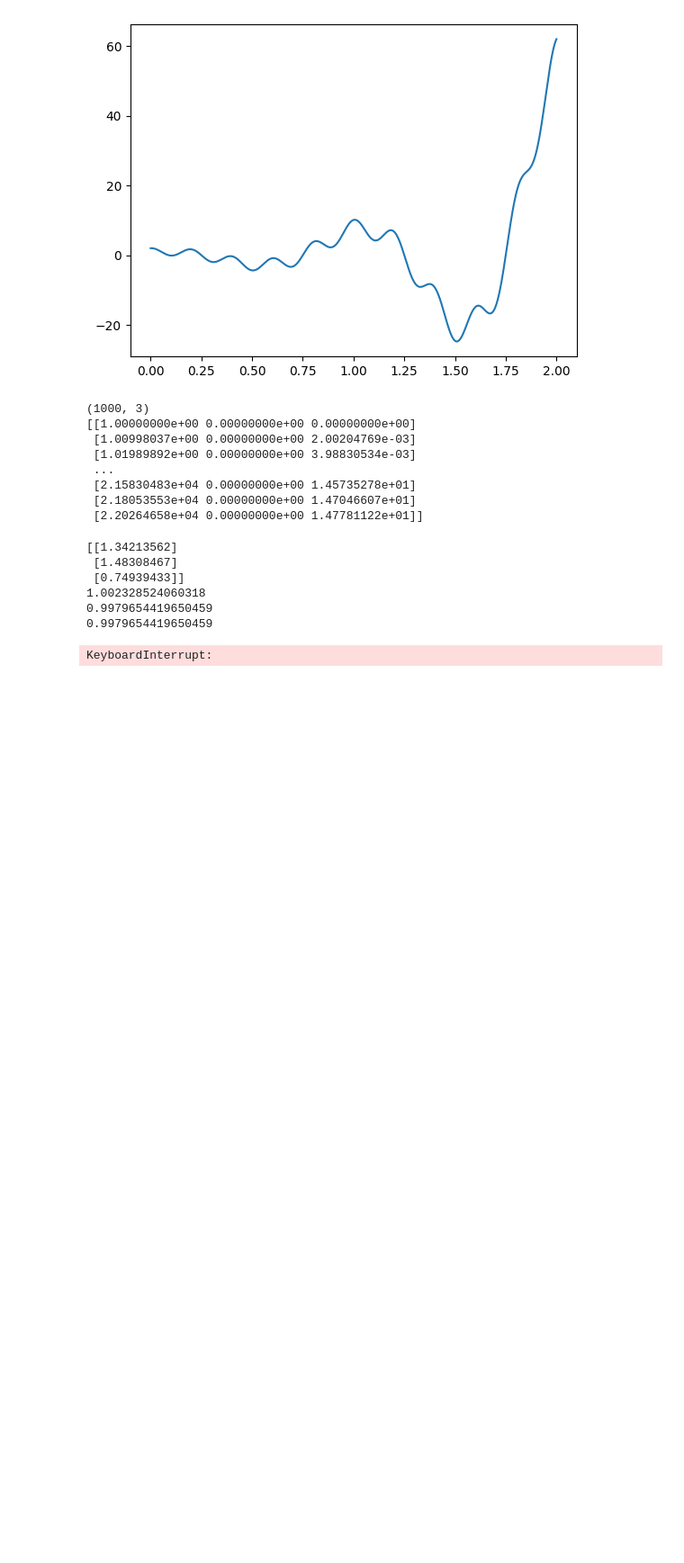
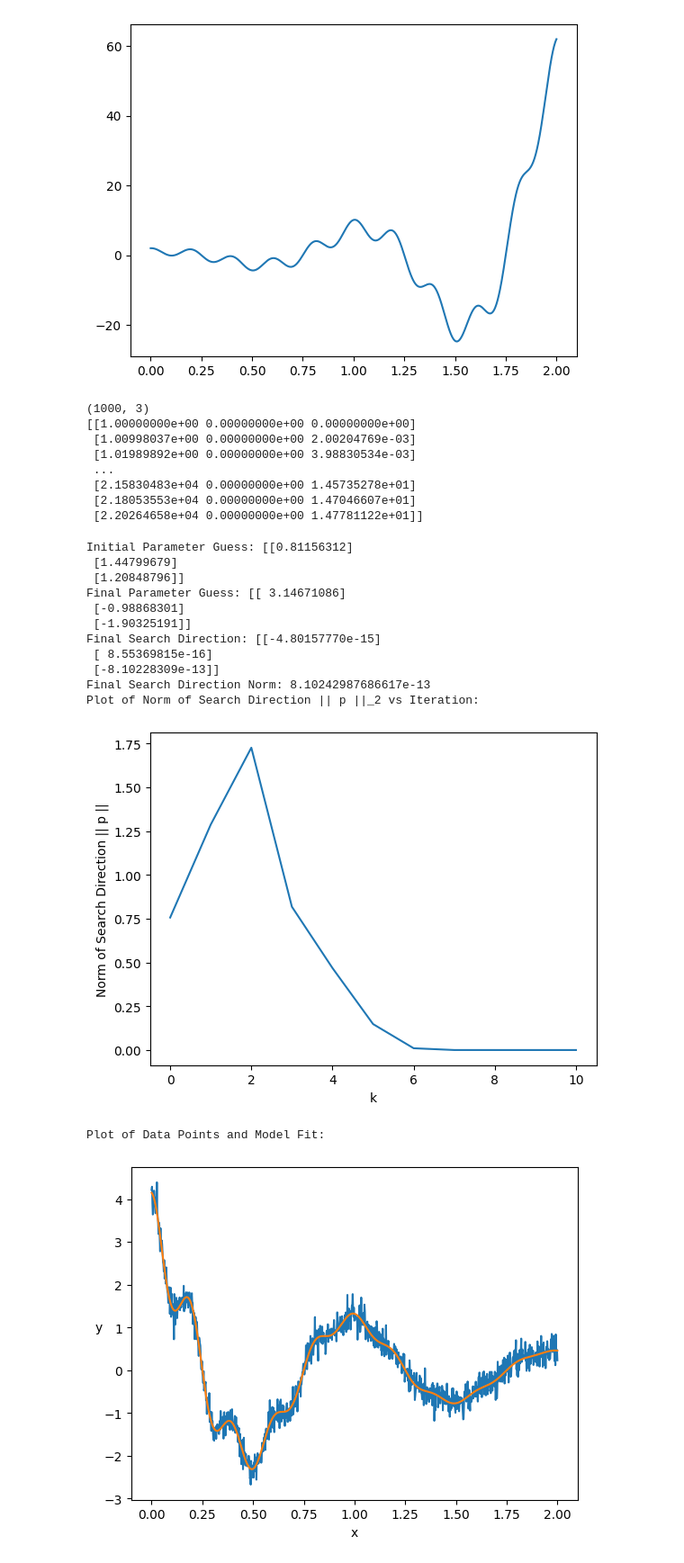
Before and after one commit to devovevo/cs4220, a Jupyter notebook: CS_4220_Final.ipynb, the cells around one changed output. Shown at 90% size. Cells and saved outputs as stored; diff of their text form; code cells hidden in the pictures; blank space fills up the shorter version.

```diff
--- a/CS_4220_Final.ipynb
+++ b/CS_4220_Final.ipynb
@@ -4,7 +14,7 @@
 import numpy as np
 import matplotlib.pyplot as plt
 # %%
-data = np.genfromtxt("GN.txt", delimiter=",")
+data = np.genfromtxt("cs4220/GN.txt", delimiter=",")
 print(data.shape)
 print(data)
 # %% [output]
@@ -43,7 +61,7 @@ print(init_grad)
  [2.18053553e+04 0.00000000e+00 1.47046607e+01]
  [2.20264658e+04 0.00000000e+00 1.47781122e+01]]
 # %%
-def gauss_newton(theta0, data, labels, max_iter=500000000, tol=1e-10, return_all=False):
+def gauss_newton(theta0, data, labels, max_iter=500, tol=1e-10, return_all=False):
   if return_all:
     theta_list = [theta0]
     p_list = []
@@ -57,6 +75,9 @@ def gauss_newton(theta0, data, labels, max_iter=500000000, tol=1e-10, return_all
     lstsq_result = np.linalg.lstsq(cur_grad, labels - cur_preds, rcond=None)
     p = lstsq_result[0].reshape(3, 1)
 
+    if return_all:
+      p_list.append(p)
+
     if np.linalg.norm(p) < tol:
       break
 
@@ -64,27 +85,48 @@ def gauss_newton(theta0, data, labels, max_iter=500000000, tol=1e-10, return_all
 
     if return_all:
       theta_list.append(theta)
-      p_list.append(p)
 
-  return theta
+  if return_all:
+    return theta_list, p_list
+  else:
+    return theta
 # %%
 theta0 = np.random.uniform(low=0.5,high=1.5,size=(3,1))
-print(theta0)
+print("Initial Parameter Guess:", theta0)
 
-results = gauss_newton(theta0, data[:, 0], data[:, 1])
+theta_list, p_list = gauss_newton(theta0, data[:, 0], data[:, 1], return_all=True)
+print("Final Parameter Guess:", theta_list[-1])
+print("Final Search Direction:", p_list[-1])
+print("Final Search Direction Norm:", np.linalg.norm(p_list[-1]))
 
-grad = model_grad(data[:, 0], results) / len(data)
-print(np.linalg.norm(grad))
-print(grad)
+p_list_norms = [np.linalg.norm(p) for p in p_list]
 
-preds = model(data[:, 0], results)
-plt.plot(data[:, 0], data[:, 1])
-plt.plot(data[:, 0], preds)
+print("Plot of Norm of Search Direction || p ||_2 vs Iteration:")
+plt.plot(p_list_norms)
+plt.xlabel("k")
+plt.ylabel("Norm of Search Direction || p ||")
+plt.show()
+
+preds = model(data[:, 0], theta_list[-1])
+
+print("Plot of Data Points and Model Fit:")
+plt.plot(data[:, 0], data[:, 1], label="Original Data")
+plt.plot(data[:, 0], preds, label="Predictions")
+plt.xlabel("x")
+plt.ylabel("y", rotation=0)
+plt.show()
 # %% [output]
-[[1.34213562]
- [1.48308467]
- [0.74939433]]
-1.002328524060318
-0.9979654419650459
-0.9979654419650459
+Initial Parameter Guess: [[0.81156312]
+ [1.44799679]
+ [1.20848796]]
+Final Parameter Guess: [[ 3.14671086]
+ [-0.98868301]
+ [-1.90325191]]
+Final Search Direction: [[-4.80157770e-15]
+ [ 8.55369815e-16]
+ [-8.10228309e-13]]
+Final Search Direction Norm: 8.10242987686617e-13
+Plot of Norm of Search Direction || p ||_2 vs Iteration:
+[figure, added]
-KeyboardInterrupt:
+Plot of Data Points and Model Fit:
+[figure, added]
```
Also changed, not shown: parts of 3 cells of this notebook.
